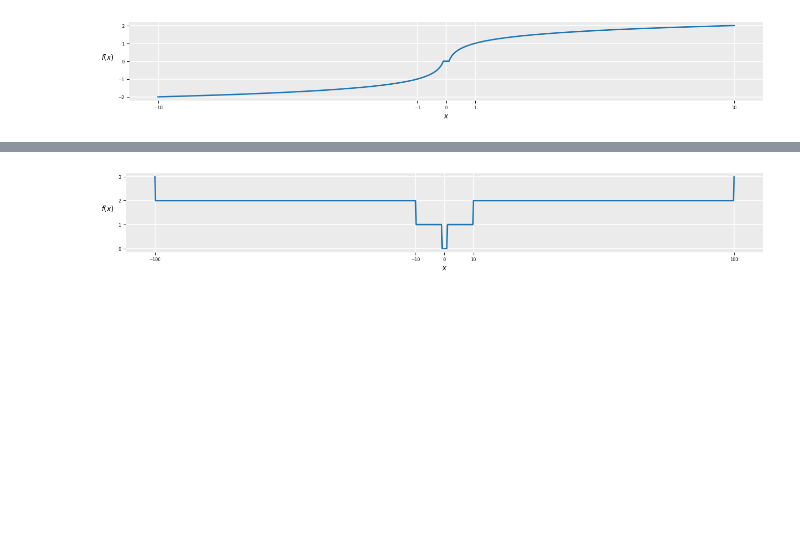
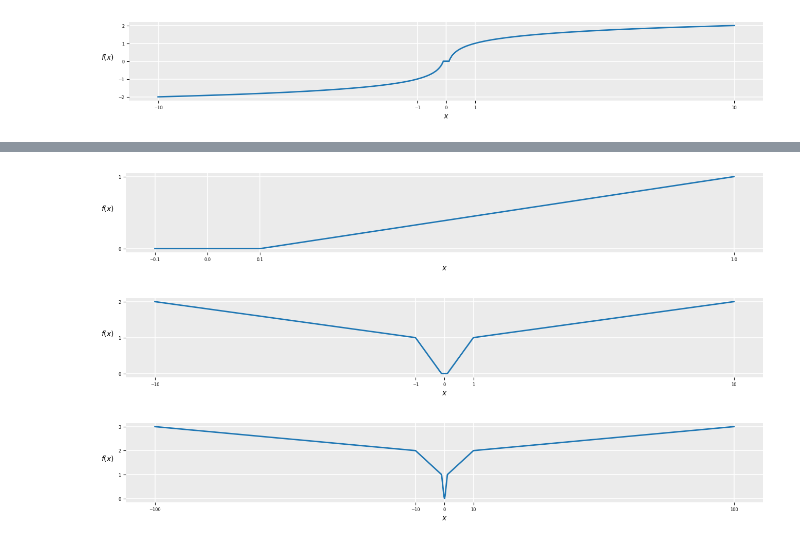
Before and after one commit to estripling/onekit, a Jupyter notebook: docs/source/mathkit.ipynb, the cells around one changed output, grey strips where cells are left out. Drawn from its saved outputs; the diff is of its cells as text; code cells hidden in the pictures; blank space fills up the shorter version.

Commit message:
feat: extend digitscale (#75)
* feat(digitscale): add kind

* feat(digitscale): add linear kind

* style: be consistent

```diff
--- a/docs/source/mathkit.ipynb
+++ b/docs/source/mathkit.ipynb
@@ -10,13 +10,13 @@ import onekit.vizkit as vk
 # %% [markdown]
 ## `digitscale`
 # %%
-def plot_digitscale(func, bounds, xticks, yticks) -> None:
+def plot_digitscale(func, bounds, xticks, yticks, drawstyle="default") -> None:
     _, ax = plt.subplots(1, 1, figsize=(16, 2))
     _, ax, _ = vk.FunctionPlotter(
         func,
         bounds,
         n_xvalues=1001,
-        kws_plot={"zorder": 2},
+        kws_plot={"drawstyle": drawstyle, "zorder": 2},
     ).plot(ax=ax)
 
     # set ticks
@@ -103,9 +130,27 @@ plot_digitscale(
+# %%
+plot_digitscale(
+    func=mk.digitscale(kind="linear"),
+    bounds=[(-0.1, 1)],
+    xticks=[-0.1, 0, 0.1, 1],
+    yticks=[0, 1],
+)
+# %% [output]
+[figure, added]
+# %%
+plot_digitscale(
+    func=mk.digitscale(kind="linear"),
+    bounds=[(-10, 10)],
+    xticks=[-10, -1, 0, 1, 10],
+    yticks=[0, 1, 2],
+)
+# %% [output]
+[figure, added]
 # %%
 plot_digitscale(
-    func=lambda x: math.floor(mk.digitscale(x)),
+    func=mk.digitscale(kind="linear"),
     bounds=[(-100, 100)],
     xticks=[-100, -10, 0, 10, 100],
     yticks=[0, 1, 2, 3],
 )
 # %% [output]
-[figure, old version]
+[figure, new version]
```
Also changed, not shown: parts of 2 cells of this notebook, 6 other files.
